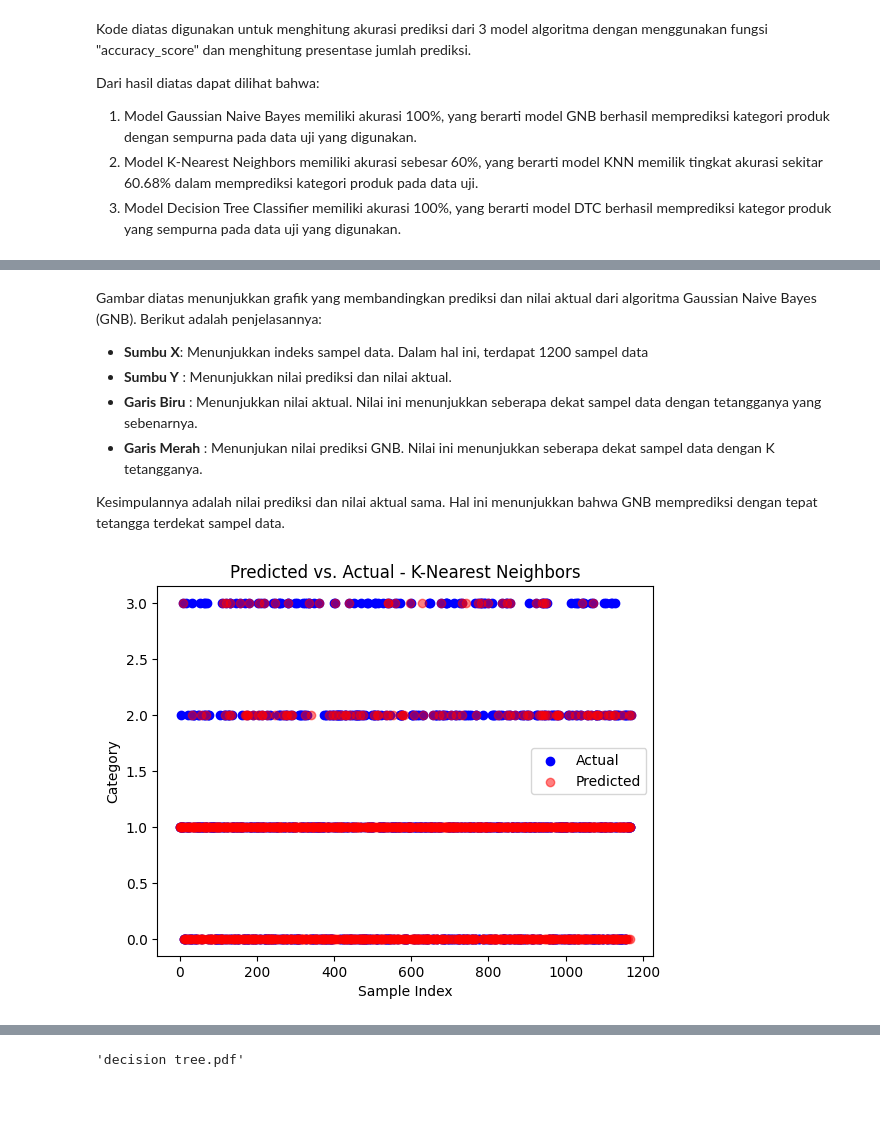
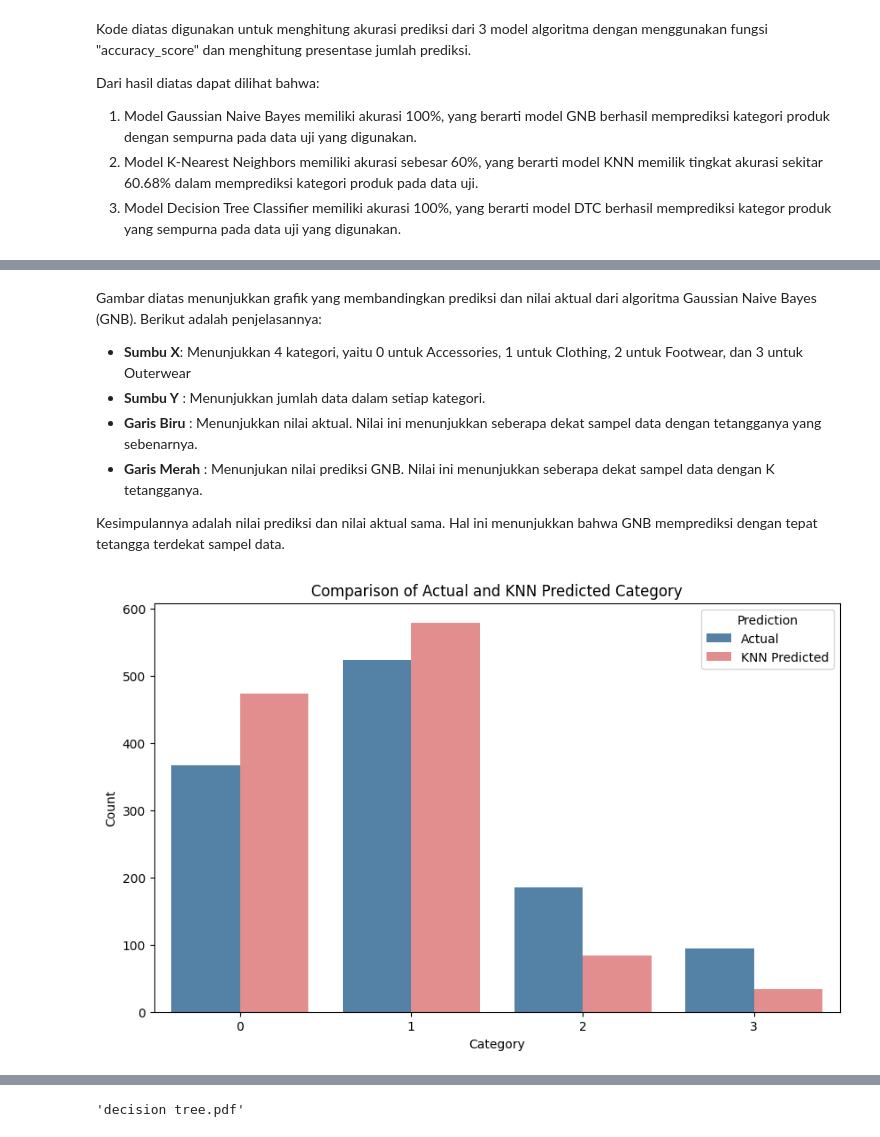
Before and after one commit to alisyanisrinaaa/Checkpoint-DataMining, a Jupyter notebook: Checkpoint (4) - Modelling.ipynb, the cells around one changed output, grey strips where cells are left out. Drawn from its saved outputs; the diff is of its cells as text; code cells hidden in the pictures; blank space fills up the shorter version.

```diff
--- a/Checkpoint (4) - Modelling.ipynb
+++ b/Checkpoint (4) - Modelling.ipynb
@@ -941,20 +948,26 @@ plt.show()
 # %% [markdown]
 Gambar diatas menunjukkan grafik yang membandingkan prediksi dan nilai aktual dari algoritma Gaussian Naive Bayes (GNB). Berikut adalah penjelasannya:
 
-- **Sumbu X**: Menunjukkan indeks sampel
-data. Dalam hal ini, terdapat 1200 sampel data
-- **Sumbu Y** : Menunjukkan nilai prediksi dan nilai aktual.
+- **Sumbu X**: Menunjukkan 4 kategori, yaitu 0 untuk Accessories, 1 untuk Clothing, 2 untuk Footwear, dan 3 untuk Outerwear
+- **Sumbu Y** : Menunjukkan jumlah data dalam setiap kategori.
 - **Garis Biru** : Menunjukkan nilai aktual. Nilai ini menunjukkan seberapa dekat sampel data dengan tetangganya yang sebenarnya.
 - **Garis Merah** : Menunjukan nilai prediksi GNB. Nilai ini menunjukkan seberapa dekat sampel data dengan K tetangganya.
 
 Kesimpulannya adalah nilai prediksi dan nilai aktual sama. Hal ini menunjukkan bahwa GNB memprediksi dengan tepat tetangga terdekat sampel data.
-# %%
-plt.scatter(range(len(y_test)), y_test, label='Actual', color='blue')
-plt.scatter(range(len(gnb_pred)), knn_pred, label='Predicted', color='red', alpha=0.5)
-plt.title('Predicted vs. Actual - K-Nearest Neighbors')
-plt.xlabel('Sample Index')
-plt.ylabel('Category')
-plt.legend()
-plt.show()
-# %% [output]
-[figure, removed]
+# %%
+actual_data = combined_data['Category']
+knn_predictions = combined_data['knn_prediction']
+
+df_actual = pd.DataFrame({'Category': actual_data, 'Type': 'Actual'})
+df_predicted = pd.DataFrame({'Category': knn_predictions, 'Type': 'KNN Predicted'})
+df_combined = pd.concat([df_actual, df_predicted])
+
+plt.figure(figsize=(10, 6))
+sns.countplot(data=df_combined, x='Category', hue='Type', palette=['steelblue', 'lightcoral'])
+plt.title('Comparison of Actual and KNN Predicted Category')
+plt.xlabel('Category')
+plt.ylabel('Count')
+plt.legend(title='Prediction')
+plt.show()
+# %% [output]
+[figure, added]
```
Also changed, not shown: parts of 8 cells of this notebook.
